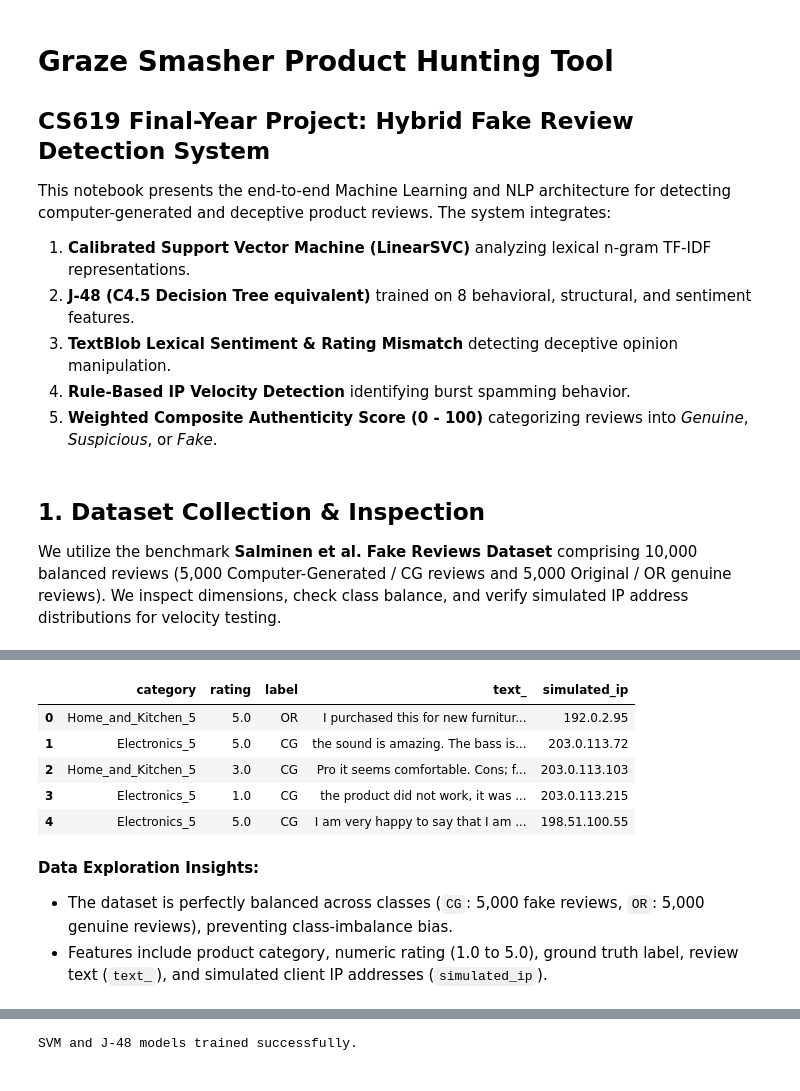
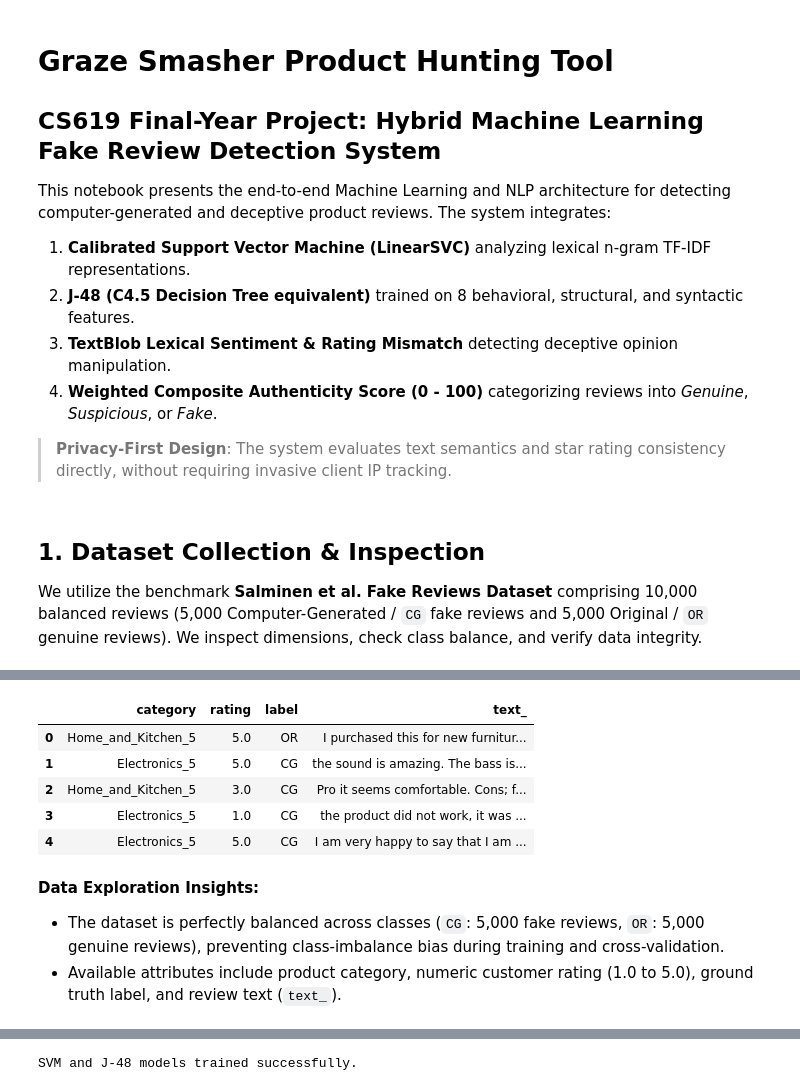
Before and after one commit to bc220406446/graze_smasher, a Jupyter notebook: Notebook/fake_review_detection.ipynb, the cells around one changed output, grey strips where cells are left out. Cells and saved outputs as stored; diff of their text form; code cells hidden in the pictures.

```diff
--- a/Notebook/fake_review_detection.ipynb
+++ b/Notebook/fake_review_detection.ipynb
@@ -1,15 +1,17 @@
 # %% [markdown]
 # Graze Smasher Product Hunting Tool
-## CS619 Final-Year Project: Hybrid Fake Review Detection System
+## CS619 Final-Year Project: Hybrid Machine Learning Fake Review Detection System
+
 This notebook presents the end-to-end Machine Learning and NLP architecture for detecting computer-generated and deceptive product reviews. The system integrates:
 1. **Calibrated Support Vector Machine (LinearSVC)** analyzing lexical n-gram TF-IDF representations.
-2. **J-48 (C4.5 Decision Tree equivalent)** trained on 8 behavioral, structural, and sentiment features.
+2. **J-48 (C4.5 Decision Tree equivalent)** trained on 8 behavioral, structural, and syntactic features.
 3. **TextBlob Lexical Sentiment & Rating Mismatch** detecting deceptive opinion manipulation.
-4. **Rule-Based IP Velocity Detection** identifying burst spamming behavior.
-5. **Weighted Composite Authenticity Score (0 - 100)** categorizing reviews into *Genuine*, *Suspicious*, or *Fake*.
+4. **Weighted Composite Authenticity Score (0 - 100)** categorizing reviews into *Genuine*, *Suspicious*, or *Fake*.
+
+> **Privacy-First Design**: The system evaluates text semantics and star rating consistency directly, without requiring invasive client IP tracking.
 # %% [markdown]
 ## 1. Dataset Collection & Inspection
-We utilize the benchmark **Salminen et al. Fake Reviews Dataset** comprising 10,000 balanced reviews (5,000 Computer-Generated / CG reviews and 5,000 Original / OR genuine reviews). We inspect dimensions, check class balance, and verify simulated IP address distributions for velocity testing.
+We utilize the benchmark **Salminen et al. Fake Reviews Dataset** comprising 10,000 balanced reviews (5,000 Computer-Generated / `CG` fake reviews and 5,000 Original / `OR` genuine reviews). We inspect dimensions, check class balance, and verify data integrity.
 # %%
 import os
 import sys
@@ -20,6 +22,10 @@ import numpy as np
 dataset_path = os.path.abspath(os.path.join('..', 'Dataset', 'fake_reviews_dataset.csv'))
 df = pd.read_csv(dataset_path)
 
+# Drop legacy IP columns if present to adhere to privacy-first architecture
+if 'simulated_ip' in df.columns:
+    df = df.drop(columns=['simulated_ip'])
+
 print('Dataset Dimensions:', df.shape)
 print('\nClass Distribution:')
 print(df['label'].value_counts())
@@ -44,13 +49,13 @@ simulated_ip    0
 dtype: int64
-|  | category | rating | label | text_ | simulated_ip |
-| 0 | Home_and_Kitchen_5 | 5.0 | OR | I purchased this for new furnitur... | 192.0.2.95 |
-| 1 | Electronics_5 | 5.0 | CG | the sound is amazing. The bass is... | 203.0.113.72 |
-| 2 | Home_and_Kitchen_5 | 3.0 | CG | Pro it seems comfortable. Cons; f... | 203.0.113.103 |
-| 3 | Electronics_5 | 1.0 | CG | the product did not work, it was ... | 203.0.113.215 |
-| 4 | Electronics_5 | 5.0 | CG | I am very happy to say that I am ... | 198.51.100.55 |
+|  | category | rating | label | text_ |
+| 0 | Home_and_Kitchen_5 | 5.0 | OR | I purchased this for new furnitur... |
+| 1 | Electronics_5 | 5.0 | CG | the sound is amazing. The bass is... |
+| 2 | Home_and_Kitchen_5 | 3.0 | CG | Pro it seems comfortable. Cons; f... |
+| 3 | Electronics_5 | 1.0 | CG | the product did not work, it was ... |
+| 4 | Electronics_5 | 5.0 | CG | I am very happy to say that I am ... |
 # %% [markdown]
 **Data Exploration Insights:**
-- The dataset is perfectly balanced across classes (`CG`: 5,000 fake reviews, `OR`: 5,000 genuine reviews), preventing class-imbalance bias.
-- Features include product category, numeric rating (1.0 to 5.0), ground truth label, review text (`text_`), and simulated client IP addresses (`simulated_ip`).
+- The dataset is perfectly balanced across classes (`CG`: 5,000 fake reviews, `OR`: 5,000 genuine reviews), preventing class-imbalance bias during training and cross-validation.
+- Available attributes include product category, numeric customer rating (1.0 to 5.0), ground truth label, and review text (`text_`).
 # %% [markdown]
 ## 2. Text Preprocessing Pipeline
```
Also changed, not shown: parts of 19 cells of this notebook, 20 other files.
